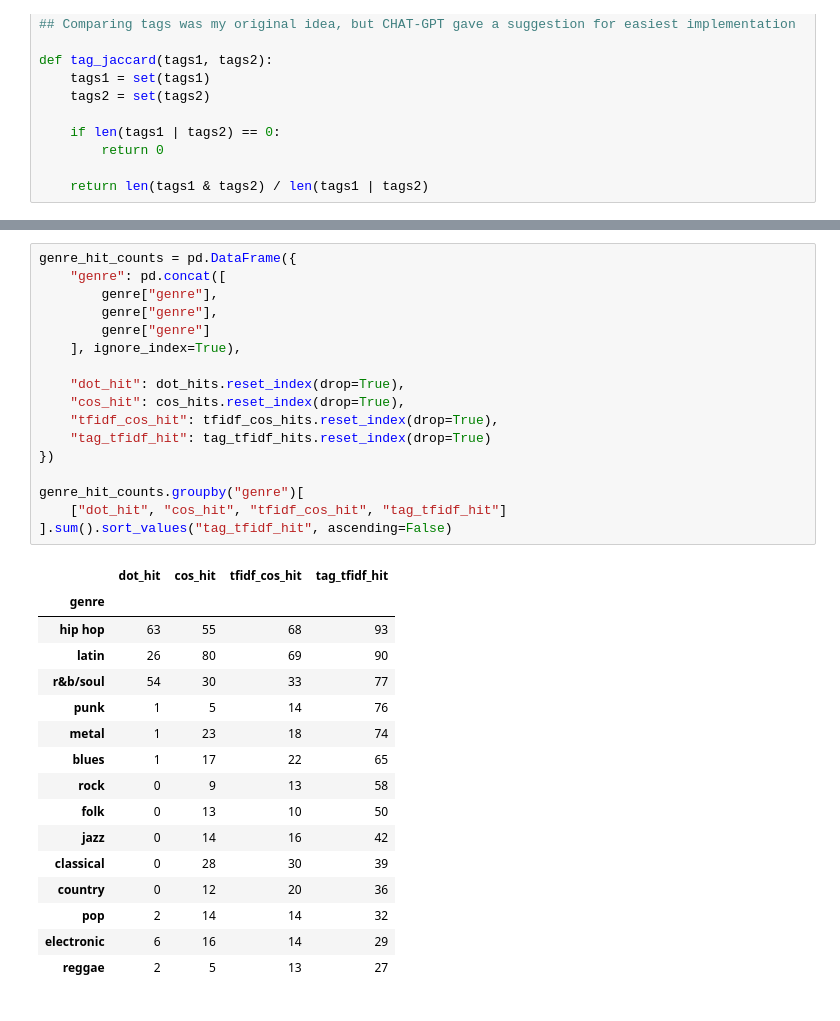
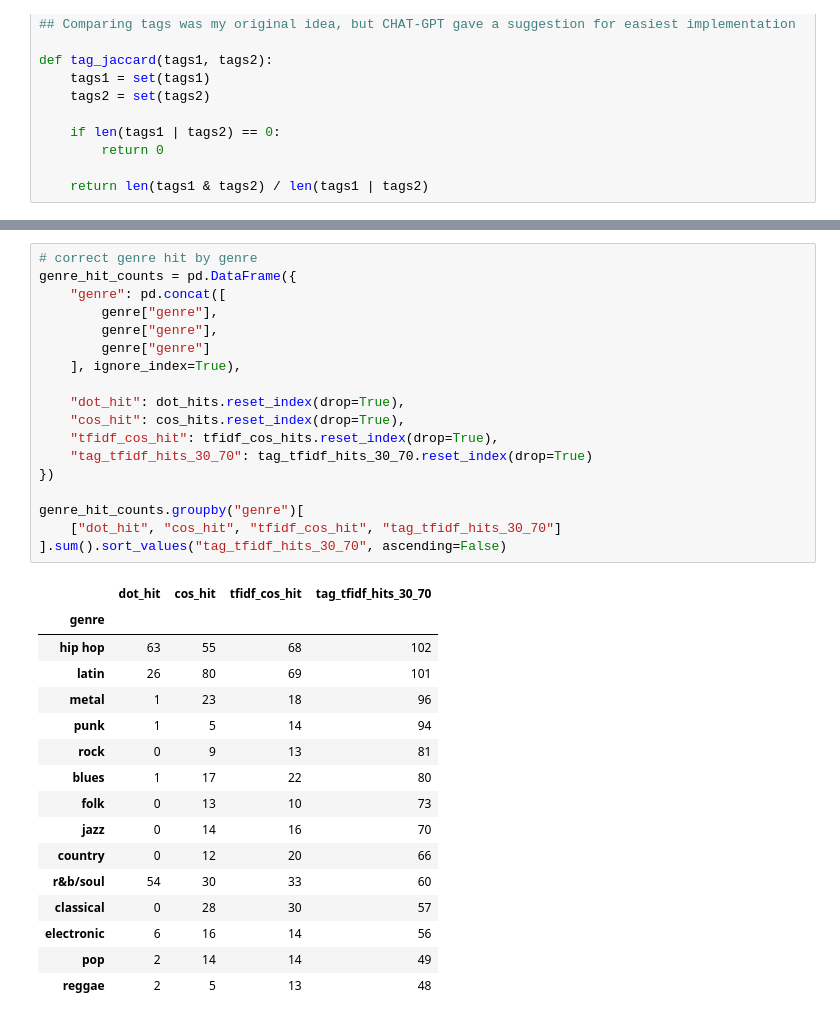
Before and after one commit to ae-phillips/uu_vectors_and_matrices, a Jupyter notebook: Thursday Lab/lab_01.ipynb, the cells around one changed output, grey strips where cells are left out. Saved outputs shown, nothing was run; the diff lists cells and outputs as text.

Commit message:
fix lab1 and tag_tfidf code that i messed up through git pull

```diff
--- a/Thursday Lab/lab_01.ipynb
+++ b/Thursday Lab/lab_01.ipynb
@@ -1277,35 +1334,36 @@ TF-IDF cosine AND TAG precision@3: 0.469
 # %%
+# correct genre hit by genre
 genre_hit_counts = pd.DataFrame({
     "genre": pd.concat([
         genre["genre"],
         genre["genre"],
         genre["genre"]
     ], ignore_index=True),
 
     "dot_hit": dot_hits.reset_index(drop=True),
     "cos_hit": cos_hits.reset_index(drop=True),
     "tfidf_cos_hit": tfidf_cos_hits.reset_index(drop=True),
-    "tag_tfidf_hit": tag_tfidf_hits.reset_index(drop=True)
+    "tag_tfidf_hits_30_70": tag_tfidf_hits_30_70.reset_index(drop=True)
 })
 
 genre_hit_counts.groupby("genre")[
-    ["dot_hit", "cos_hit", "tfidf_cos_hit", "tag_tfidf_hit"]
-].sum().sort_values("tag_tfidf_hit", ascending=False)
+    ["dot_hit", "cos_hit", "tfidf_cos_hit", "tag_tfidf_hits_30_70"]
+].sum().sort_values("tag_tfidf_hits_30_70", ascending=False)
 # %% [output]
-|  | dot_hit | cos_hit | tfidf_cos_hit | tag_tfidf_hit |
+|  | dot_hit | cos_hit | tfidf_cos_hit | tag_tfidf_hits_30_70 |
 | genre |  |  |  |  |
-| hip hop | 63 | 55 | 68 | 93 |
-| latin | 26 | 80 | 69 | 90 |
-| r&b/soul | 54 | 30 | 33 | 77 |
-| punk | 1 | 5 | 14 | 76 |
-| metal | 1 | 23 | 18 | 74 |
-| blues | 1 | 17 | 22 | 65 |
-| rock | 0 | 9 | 13 | 58 |
-| folk | 0 | 13 | 10 | 50 |
-| jazz | 0 | 14 | 16 | 42 |
-| classical | 0 | 28 | 30 | 39 |
-| country | 0 | 12 | 20 | 36 |
-| pop | 2 | 14 | 14 | 32 |
-| electronic | 6 | 16 | 14 | 29 |
-| reggae | 2 | 5 | 13 | 27 |
+| hip hop | 63 | 55 | 68 | 102 |
+| latin | 26 | 80 | 69 | 101 |
+| metal | 1 | 23 | 18 | 96 |
+| punk | 1 | 5 | 14 | 94 |
+| rock | 0 | 9 | 13 | 81 |
+| blues | 1 | 17 | 22 | 80 |
+| folk | 0 | 13 | 10 | 73 |
+| jazz | 0 | 14 | 16 | 70 |
+| country | 0 | 12 | 20 | 66 |
+| r&b/soul | 54 | 30 | 33 | 60 |
+| classical | 0 | 28 | 30 | 57 |
+| electronic | 6 | 16 | 14 | 56 |
+| pop | 2 | 14 | 14 | 49 |
+| reggae | 2 | 5 | 13 | 48 |
 # %%
```
Also changed, not shown: parts of 13 cells of this notebook, 1 other file.
